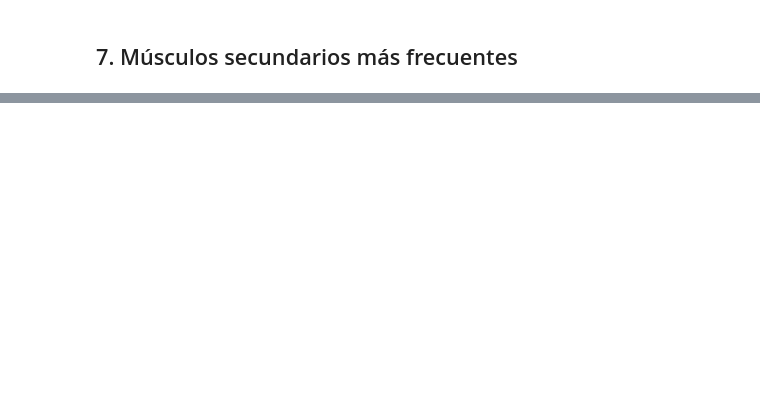
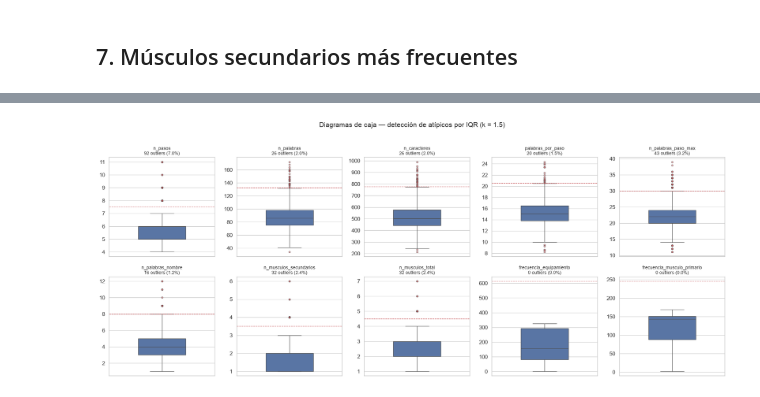
Before and after one commit to Unknumb/proyecto_gym, a Jupyter notebook: notebooks/01_exploratory_data_analysis.ipynb, the cells around one changed output, grey strips where cells are left out. Cells and saved outputs as stored; diff of their text form; code cells hidden in the pictures; blank space fills up the shorter version.

```diff
--- a/notebooks/01_exploratory_data_analysis.ipynb
+++ b/notebooks/01_exploratory_data_analysis.ipynb
@@ -247,0 +352,9 @@ plt.show()
+# %%
+features = catalog.load("intermediate_exercise_features")
+
+print(f"Grano: 1 fila = 1 ejercicio → {features.shape[0]} filas × {features.shape[1]} columnas")
+print(f"Huella en memoria: {features.memory_usage(deep=True).sum()/1e6:.2f} MB")
+print(f"Llave 'id' preservada como texto: {features['id'].dtype} → {features['id'].iloc[0]!r}")
+
+features[["id", "name", "musculo_primario", "musculo_sinergista",
+          "n_pasos", "n_palabras", "n_musculos_total"]].head()
@@ -247,0 +374,10 @@ plt.show()
+# %%
+# Variables cuantitativas sobre las que opera todo el EDA diagnóstico
+from gym_exercises.pipelines.data_understanding.nodes import VARIABLES_CUANTITATIVAS
+
+CUANTI = VARIABLES_CUANTITATIVAS
+print(f"{len(CUANTI)} variables cuantitativas derivadas:\n")
+for v in CUANTI:
+    print(f"  • {v}")
+
+features[CUANTI].describe().T.round(2)
@@ -247,0 +439,5 @@ plt.show()
+# %%
+outliers = catalog.load("outliers_iqr_report")
+outliers.style.format(precision=2).background_gradient(
+    subset=["pct_outliers"], cmap="OrRd"
+).set_caption("Criterio de Tukey (k = 1.5) por variable cuantitativa")
@@ -247,0 +459,20 @@ plt.show()
+# %%
+# ── Boxplots: visualización de los bigotes y los puntos atípicos ─────────
+fig, axes = plt.subplots(2, 5, figsize=(20, 8))
+
+for ax, var in zip(axes.ravel(), CUANTI):
+    sns.boxplot(y=features[var], ax=ax, color="#4C72B0", width=0.45,
+                flierprops=dict(marker="o", markersize=4,
+                                markerfacecolor="#C44E52", alpha=0.5))
+    fila = outliers.loc[outliers["variable"] == var].iloc[0]
+    ax.set_title(f"{var}\n{int(fila['n_outliers'])} outliers "
+                 f"({fila['pct_outliers']:.1f}%)", fontsize=10)
+    ax.set_ylabel("")
+    ax.axhline(fila["limite_superior"], ls="--", lw=1, color="#C44E52")
+
+fig.suptitle("Diagramas de caja — detección de atípicos por IQR (k = 1.5)",
+             fontsize=15, y=1.02)
+fig.tight_layout()
+fig.savefig("data/08_reporting/figures/boxplots_iqr.png", dpi=120, bbox_inches="tight")
+plt.show()
+# %% [output]
@@ -247,0 +480 @@ plt.show()
+[figure, added]
```
Also changed, not shown: parts of 27 cells of this notebook.
